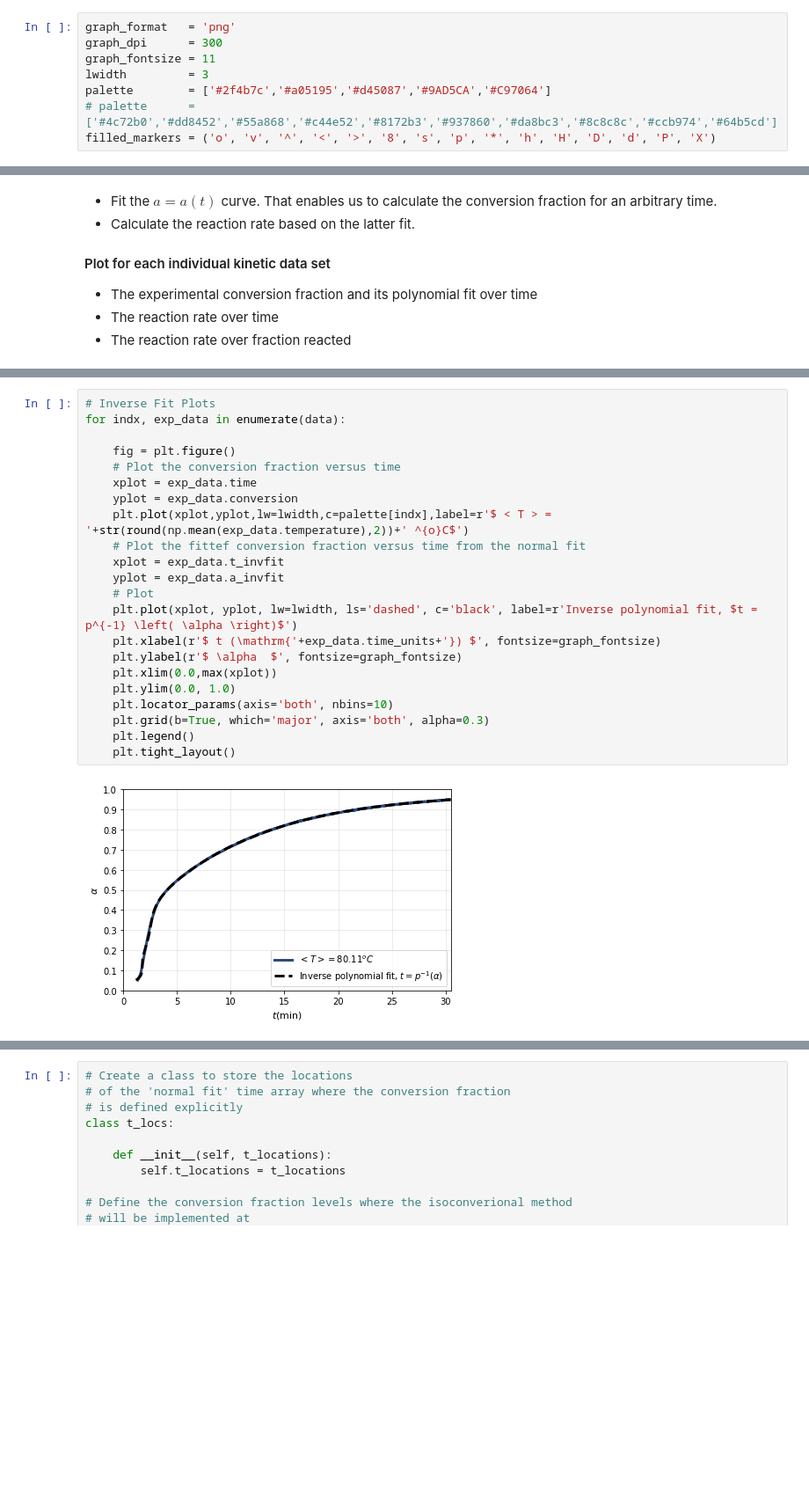
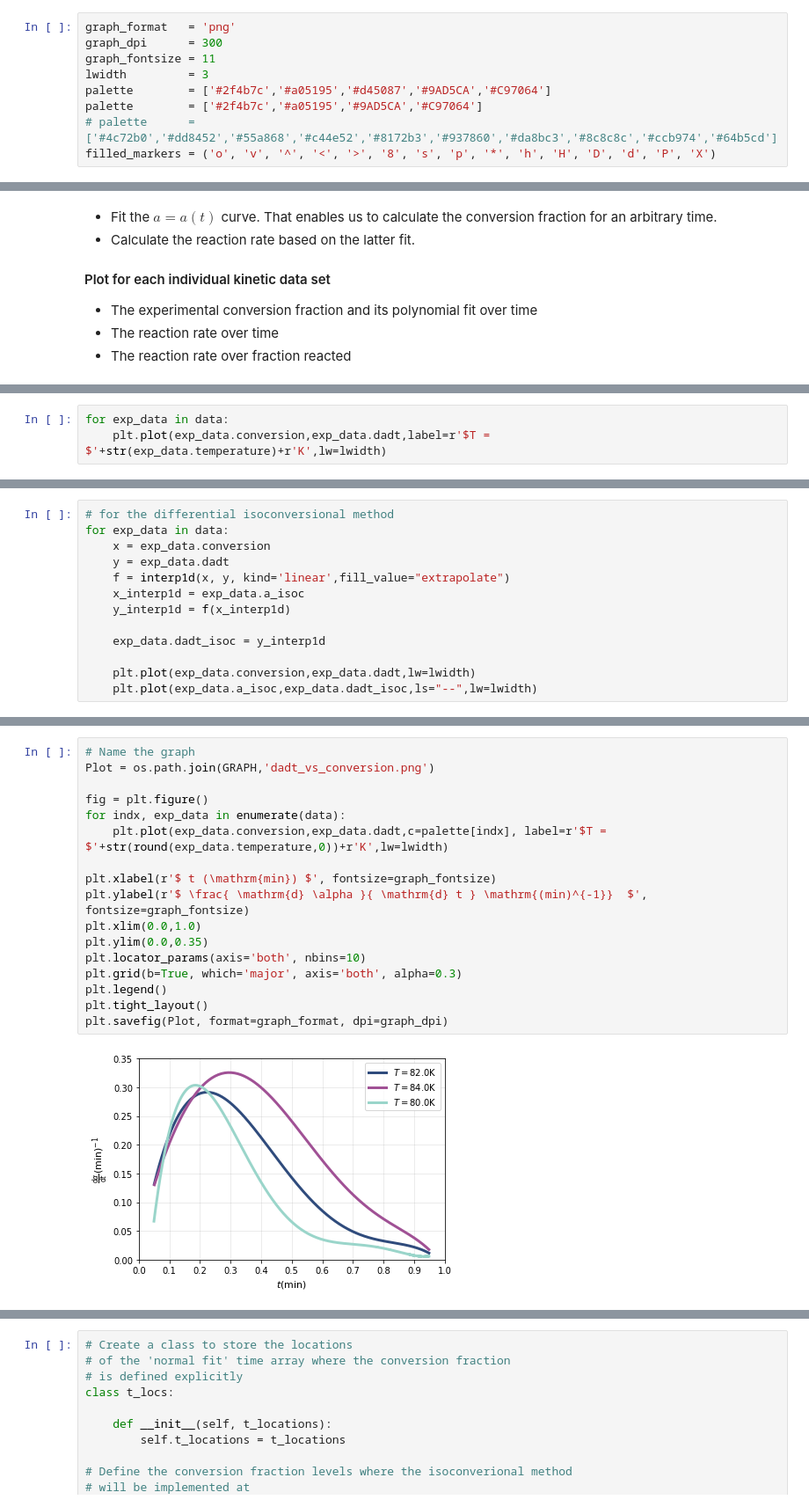
Before and after one commit to vasilogi/COMF, a Jupyter notebook: iso-analysis.ipynb, the cells around one changed output, grey strips where cells are left out. Shown at 88% size. Saved outputs shown, nothing was run; the diff lists cells and outputs as text; blank space fills up the shorter version.

Commit message:
visualisation enhancment and working isoconversional

```diff
--- a/iso-analysis.ipynb
+++ b/iso-analysis.ipynb
@@ -40,6 +42,7 @@ graph_dpi      = 300
 graph_fontsize = 11
 lwidth         = 3
 palette        = ['#2f4b7c','#a05195','#d45087','#9AD5CA','#C97064']
+palette        = ['#2f4b7c','#a05195','#9AD5CA','#C97064']
 # palette      = ['#4c72b0','#dd8452','#55a868','#c44e52','#8172b3','#937860','#da8bc3','#8c8c8c','#ccb974','#64b5cd']
 filled_markers = ('o', 'v', '^', '<', '>', '8', 's', 'p', '*', 'h', 'H', 'D', 'd', 'P', 'X')
 # %% [markdown]
@@ -121,0 +164,3 @@ for Csv in Csvs:
+# %%
+for exp_data in data:
+    plt.plot(exp_data.conversion,exp_data.dadt,label=r'$T = $'+str(exp_data.temperature)+r'K',lw=lwidth)
@@ -121,0 +198,13 @@ for Csv in Csvs:
+# %%
+# for the differential isoconversional method
+for exp_data in data:
+    x = exp_data.conversion
+    y = exp_data.dadt
+    f = interp1d(x, y, kind='linear',fill_value="extrapolate")
+    x_interp1d = exp_data.a_isoc
+    y_interp1d = f(x_interp1d)
+
+    exp_data.dadt_isoc = y_interp1d
+
+    plt.plot(exp_data.conversion,exp_data.dadt,lw=lwidth)
+    plt.plot(exp_data.a_isoc,exp_data.dadt_isoc,ls="--",lw=lwidth)
@@ -148,24 +232,19 @@ for indx, exp_data in enumerate(data):
 # %%
-# Inverse Fit Plots
+# Name the graph
+Plot = os.path.join(GRAPH,'dadt_vs_conversion.png')
+
+fig = plt.figure()
 for indx, exp_data in enumerate(data):
+    plt.plot(exp_data.conversion,exp_data.dadt,c=palette[indx], label=r'$T = $'+str(round(exp_data.temperature,0))+r'K',lw=lwidth)
 
-    fig = plt.figure()
-    # Plot the conversion fraction versus time
-    xplot = exp_data.time
-    yplot = exp_data.conversion
-    plt.plot(xplot,yplot,lw=lwidth,c=palette[indx],label=r'$ < T > = '+str(round(np.mean(exp_data.temperature),2))+' ^{o}C$')
-    # Plot the fittef conversion fraction versus time from the normal fit
-    xplot = exp_data.t_invfit
-    yplot = exp_data.a_invfit
-    # Plot
-    plt.plot(xplot, yplot, lw=lwidth, ls='dashed', c='black', label=r'Inverse polynomial fit, $t = p^{-1} \left( \alpha \right)$')
-    plt.xlabel(r'$ t (\mathrm{'+exp_data.time_units+'}) $', fontsize=graph_fontsize)
-    plt.ylabel(r'$ \alpha  $', fontsize=graph_fontsize)
-    plt.xlim(0.0,max(xplot))
-    plt.ylim(0.0, 1.0)
-    plt.locator_params(axis='both', nbins=10)
-    plt.grid(b=True, which='major', axis='both', alpha=0.3)
-    plt.legend()
-    plt.tight_layout()
+plt.xlabel(r'$ t (\mathrm{min}) $', fontsize=graph_fontsize)
+plt.ylabel(r'$ \frac{ \mathrm{d} \alpha }{ \mathrm{d} t } \mathrm{(min)^{-1}}  $', fontsize=graph_fontsize)
+plt.xlim(0.0,1.0)
+plt.ylim(0.0,0.35)
+plt.locator_params(axis='both', nbins=10)
+plt.grid(b=True, which='major', axis='both', alpha=0.3)
+plt.legend()
+plt.tight_layout()
+plt.savefig(Plot, format=graph_format, dpi=graph_dpi)
 # %% [output]
-[figure, old version]
+[figure, new version]
```
Also changed, not shown: parts of 32 cells of this notebook, 1 other file.
